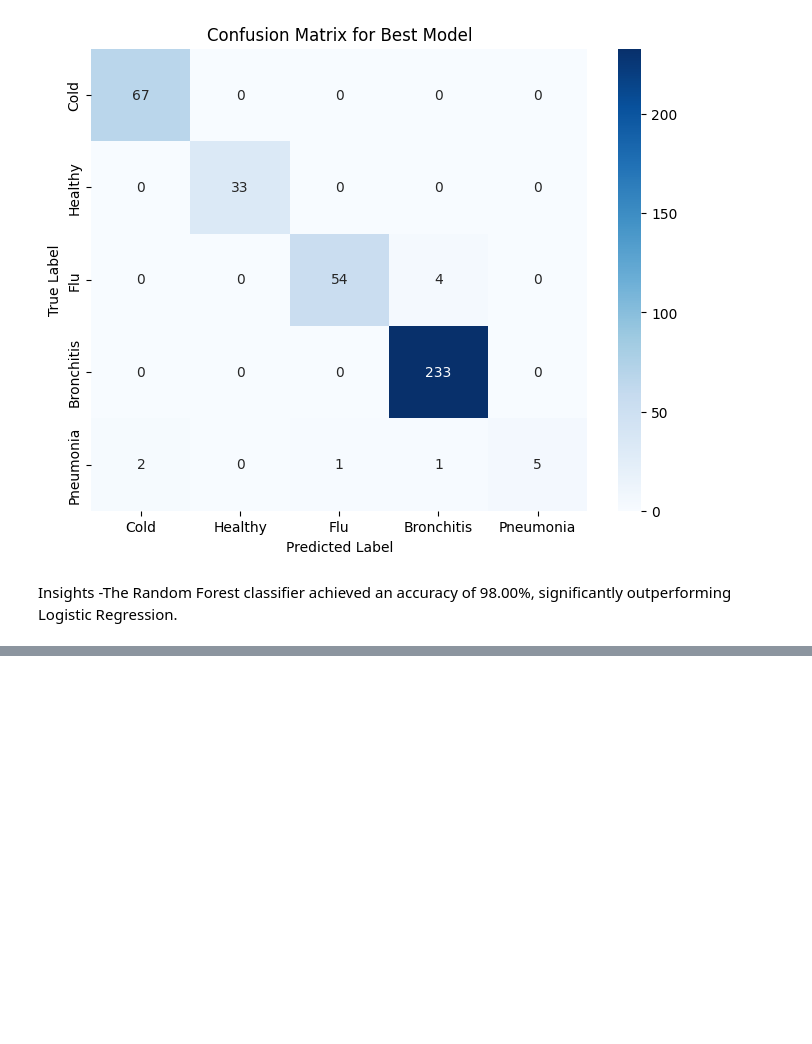
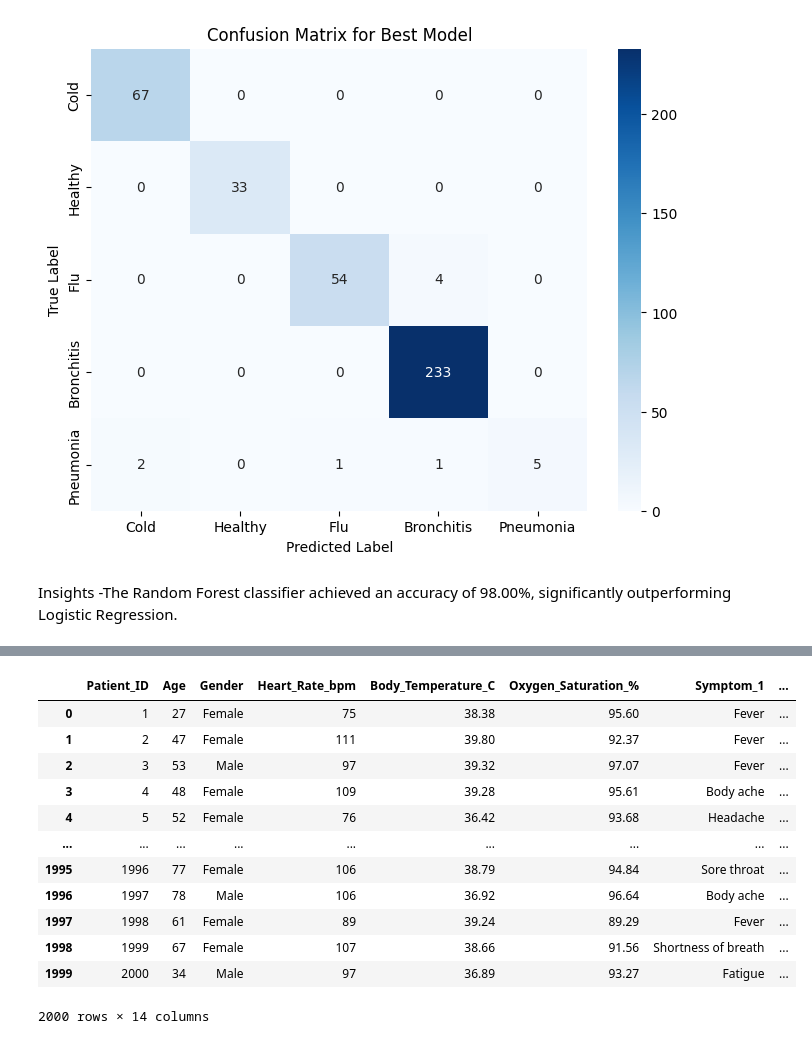
Before and after one commit to MuhammadAkmal03/HealthCareProject, a Jupyter notebook: Prediction_module/notebook/disease_prediction.ipynb, the cells around one changed output, grey strips where cells are left out. Saved outputs shown, nothing was run; the diff lists cells and outputs as text; code cells hidden in the pictures; blank space fills up the shorter version.

```diff
--- a/Prediction_module/notebook/disease_prediction.ipynb
+++ b/Prediction_module/notebook/disease_prediction.ipynb
@@ -489,0 +501,14 @@ Insights
+# %%
+df = pd.read_csv("../Data/disease_data.csv")
+
+# Show first rows
+print(df.head())
+
+print("\nDataset Info:")
+print(df.info())
+
+print("\nMissing Values:")
+print(df.isnull().sum())
+
+print("\nSummary Statistics:")
+print(df.describe(include="all"))
@@ -489,0 +533,22 @@ Insights
+# %%
+# Blood pressure has combined value so split it
+if "Blood_Pressure_mmHg" in df.columns:
+    bp_split = df["Blood_Pressure_mmHg"].str.split("/", expand=True)
+    df["Systolic_BP"] = pd.to_numeric(bp_split[0], errors="coerce")
+    df["Diastolic_BP"] = pd.to_numeric(bp_split[1], errors="coerce")
+    df.drop(columns=["Blood_Pressure_mmHg"], inplace=True)
+df
+# %% [output]
+|  | Patient_ID | Age | Gender | Heart_Rate_bpm | Body_Temperature_C | Oxygen_Saturation_% | Symptom_1 | ... |
+| 0 | 1 | 27 | Female | 75 | 38.38 | 95.60 | Fever | ... |
+| 1 | 2 | 47 | Female | 111 | 39.80 | 92.37 | Fever | ... |
+| 2 | 3 | 53 | Male | 97 | 39.32 | 97.07 | Fever | ... |
+| 3 | 4 | 48 | Female | 109 | 39.28 | 95.61 | Body ache | ... |
+| 4 | 5 | 52 | Female | 76 | 36.42 | 93.68 | Headache | ... |
+| ... | ... | ... | ... | ... | ... | ... | ... | ... |
+| 1995 | 1996 | 77 | Female | 106 | 38.79 | 94.84 | Sore throat | ... |
+| 1996 | 1997 | 78 | Male | 106 | 36.92 | 96.64 | Body ache | ... |
+| 1997 | 1998 | 61 | Female | 89 | 39.24 | 89.29 | Fever | ... |
+| 1998 | 1999 | 67 | Female | 107 | 38.66 | 91.56 | Shortness of breath | ... |
+| 1999 | 2000 | 34 | Male | 97 | 36.89 | 93.27 | Fatigue | ... |
+2000 rows × 14 columns
```
Also changed, not shown: parts of 5 cells of this notebook, 7 other files.
